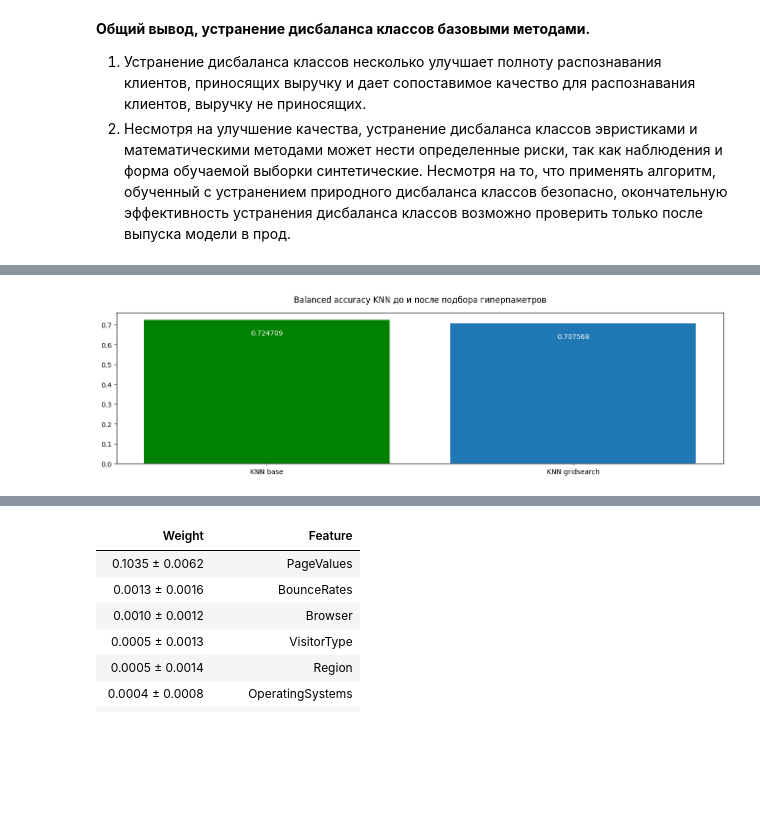
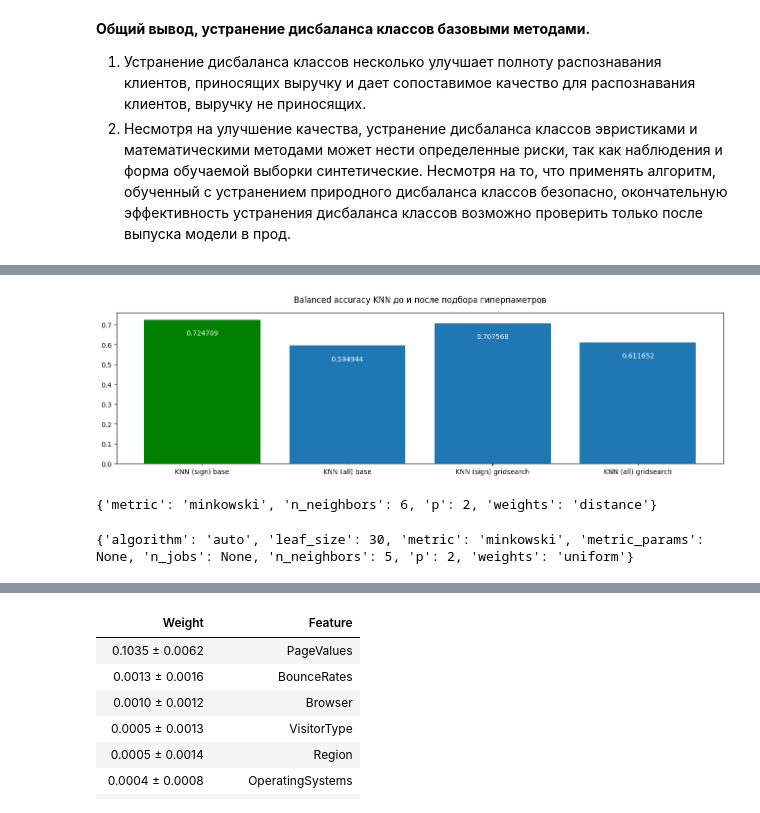
Before and after one commit to SadSabrina/aiedu_final, a Jupyter notebook: Model_learning.ipynb, the cells around one changed output, grey strips where cells are left out. Drawn from its saved outputs; the diff is of its cells as text; code cells hidden in the pictures; blank space fills up the shorter version.

```diff
--- a/Model_learning.ipynb
+++ b/Model_learning.ipynb
@@ -462,4 +465,24 @@ knn_params = {'n_neighbors': range(2, 10, 2),
               'p' : [1, 2]
 
 }
-knn = KNeighborsClassifier()
+knn_s = KNeighborsClassifier()
+knn_a = KNeighborsClassifier()
+# %%
+X = df.drop('Revenue', axis=1)
+y = df['Revenue'].astype(int)
+
+scaler = MinMaxScaler()
+X_train, X_test, y_train, y_test = get_train_test_data(X, y, scaler=scaler)
+
+knn_gs_all = GridSearchCV(knn_a, param_grid=knn_params, cv=3, scoring='balanced_accuracy')
+
+knn_gs_all.fit(X_train, y_train)
+
+predictions = knn_gs_all.best_estimator_.predict(X_test)
+
+
+#Оценка качества
+clf_report = classification_report(y_test, predictions)
+knn_gs_all_balanced_accuracy = balanced_accuracy_score(y_test, predictions)
+print(clf_report)
+print(f'Balanced Accuracy: {knn_gs_all_balanced_accuracy}')
@@ -470,4 +506,17 @@ y = df_significant['Revenue'].astype(int)
 scaler = MinMaxScaler()
 X_train, X_test, y_train, y_test = get_train_test_data(X, y, scaler=scaler)
 
-gs = GridSearchCV(knn, param_grid=knn_params, cv=3, scoring='balanced_accuracy')
+knn_gs_sign = GridSearchCV(knn_s, param_grid=knn_params, cv=3, scoring='balanced_accuracy')
+
+knn_gs_sign.fit(X_train, y_train)
+
+predictions = knn_gs_sign.best_estimator_.predict(X_test)
+
+
+#Оценка качества
+clf_report = classification_report(y_test, predictions)
+
+knn_gs_sign_balanced_accuracy = balanced_accuracy_score(y_test, predictions)
+
+print(clf_report)
+print(f'Balanced Accuracy: {knn_gs_sign_balanced_accuracy}')
@@ -502,8 +545,16 @@ Balanced Accuracy: 0.707568038875303
 # %%
-knn_version = ['KNN base', 'KNN gridsearch']
-knn_metrics = [knn_sign_metrics[1], knn_gs_balanced_accuracy]
+knn_version = ['KNN (sign) base', 'KNN (all) base', 'KNN (sign) gridsearch', 'KNN (all) gridsearch']
+knn_metrics = [knn_sign_metrics[1], knn_all_metrics[1], knn_gs_sign_balanced_accuracy, knn_gs_all_balanced_accuracy]
 
 get_comparative_barplot(knn_version, knn_metrics,
                        'Balanced accuracy KNN до и после подбора гиперпаметров')
 # %% [output]
-[figure, old version]
+[figure, new version]
+# %%
+knn_gs_sign.best_params_
+# %% [output]
+{'metric': 'minkowski', 'n_neighbors': 6, 'p': 2, 'weights': 'distance'}
+# %%
+print(knn_sign.get_params())
+# %% [output]
+{'algorithm': 'auto', 'leaf_size': 30, 'metric': 'minkowski', 'metric_params': None, 'n_jobs': None, 'n_neighbors': 5, 'p': 2, 'weights': 'uniform'}
```
Also changed, not shown: parts of 30 cells of this notebook.
